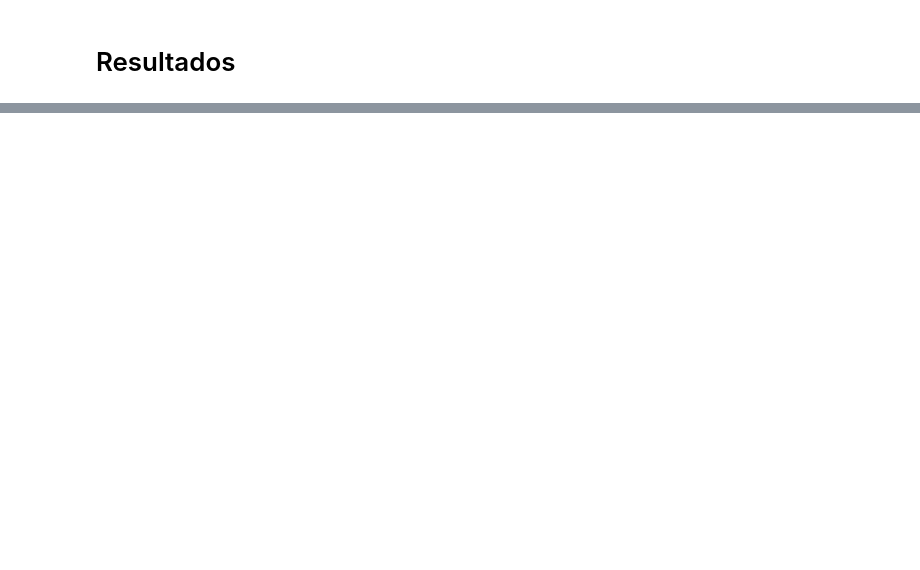
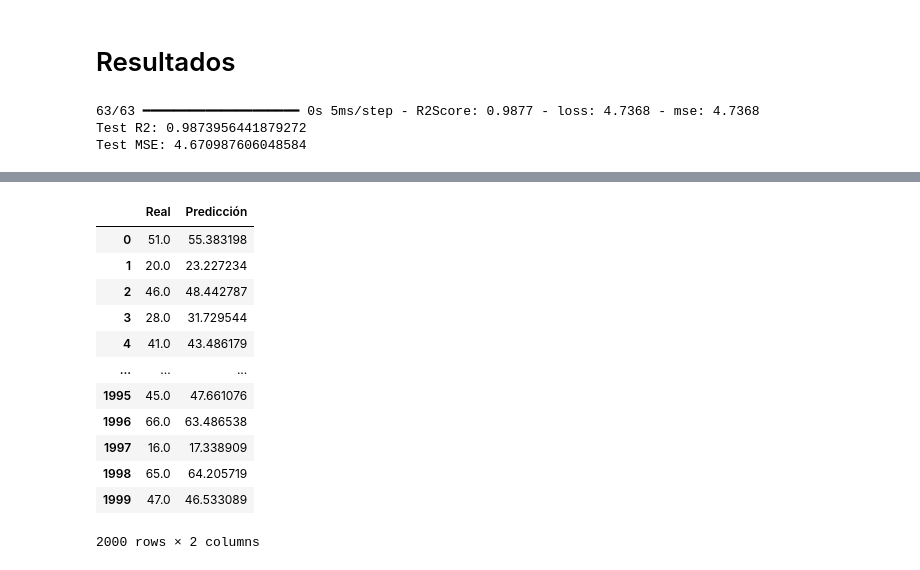
Before and after one commit to therokitoki/AA2_TP_Alsop-Hachen-Nemeth, a Jupyter notebook: ejercicio1.ipynb, the cells around one changed output, grey strips where cells are left out. Saved outputs shown, nothing was run; the diff lists cells and outputs as text; code cells hidden in the pictures; blank space fills up the shorter version.

```diff
--- a/ejercicio1.ipynb
+++ b/ejercicio1.ipynb
@@ -197,2 +180,15 @@ NameError: name 'x_train' is not defined
 # %% [markdown]
 # Definición del modelo
+# %%
+model = Sequential([
+    Input(shape=(X_train.shape[1],)),
+    Dense(32, activation='relu'),
+    Dense(16, activation='relu'),
+    Dense(1)
+])
+
+model.summary()
+
+model.compile(optimizer='adam', loss='MeanSquaredError', metrics=['R2Score','mse'])
+
+model.fit(X_train, y_train, epochs=100, batch_size=32, validation_split=0.2)
@@ -199,2 +227,18 @@ NameError: name 'x_train' is not defined
 # %% [markdown]
 # Resultados
+# %%
+results = model.evaluate(X_test, y_test, verbose=1)
+print(f"Test R2: {results[1]}")
+print(f"Test MSE: {results[2]}")
+# %% [output]
+63/63 ━━━━━━━━━━━━━━━━━━━━ 0s 5ms/step - R2Score: 0.9877 - loss: 4.7368 - mse: 4.7368
+Test R2: 0.9873956441879272
+Test MSE: 4.670987606048584
+# %%
+y_pred = model.predict(X_test)
+comparison_df = pd.DataFrame({
+    'Real': np.array(y_test),
+    'Predicción': y_pred.flatten()
+})
+comparison_df
+# %% [output]
@@ -200,0 +246,13 @@ NameError: name 'x_train' is not defined
+|  | Real | Predicción |
+| 0 | 51.0 | 55.383198 |
+| 1 | 20.0 | 23.227234 |
+| 2 | 46.0 | 48.442787 |
+| 3 | 28.0 | 31.729544 |
+| 4 | 41.0 | 43.486179 |
+| ... | ... | ... |
+| 1995 | 45.0 | 47.661076 |
+| 1996 | 66.0 | 63.486538 |
+| 1997 | 16.0 | 17.338909 |
+| 1998 | 65.0 | 64.205719 |
+| 1999 | 47.0 | 46.533089 |
+2000 rows × 2 columns
```
Also changed, not shown: parts of 14 cells of this notebook.
